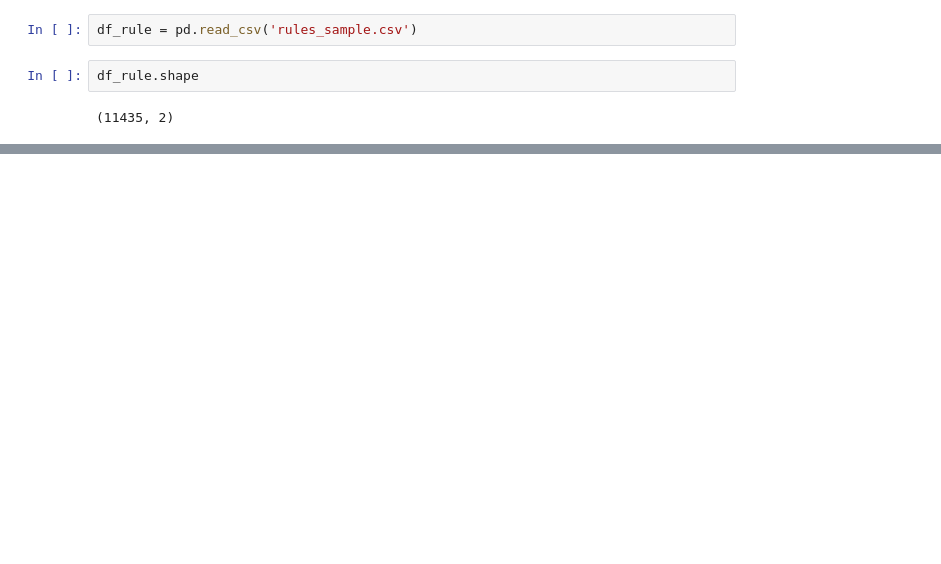
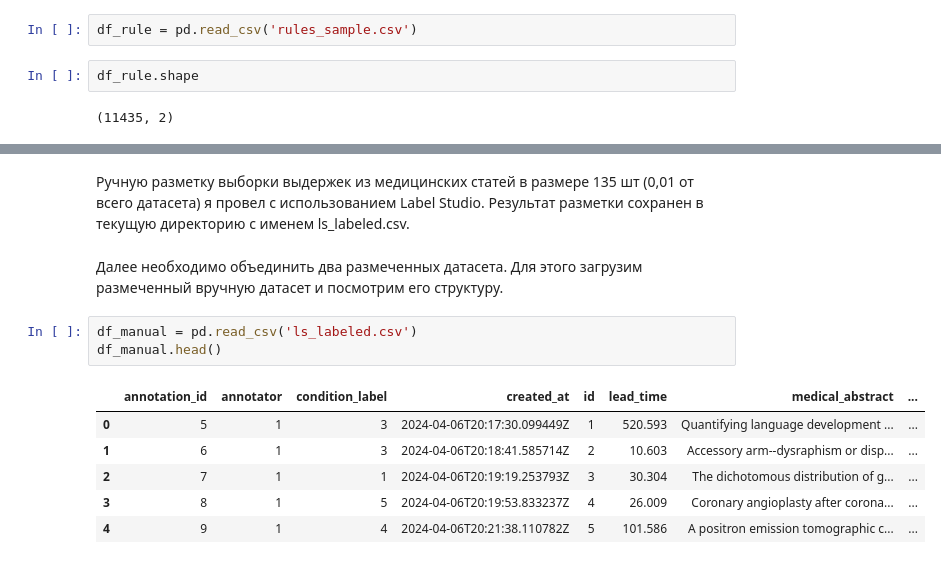
Before and after one commit to BespilotNick/Data-collection-and-markup, a Jupyter notebook: Seminar_9/Hometask_9.ipynb, the cells around one changed output, grey strips where cells are left out. Saved outputs shown, nothing was run; the diff lists cells and outputs as text; blank space fills up the shorter version.

```diff
--- a/Seminar_9/Hometask_9.ipynb
+++ b/Seminar_9/Hometask_9.ipynb
@@ -68,0 +155,16 @@ cardio_list = ['cardi', 'heart', 'vascul', 'pulmonary embolism', 'stroke', 'repe
+# %% [markdown]
+Ручную разметку выборки выдержек из медицинских статей в размере 135 шт (0,01 от всего датасета) я провел с использованием Label Studio.
+Результат разметки сохранен в текущую директорию с именем ls_labeled.csv.
+# %% [markdown]
+Далее необходимо объединить два размеченных датасета.
+Для этого загрузим размеченный вручную датасет и посмотрим его структуру.
+# %%
+df_manual = pd.read_csv('ls_labeled.csv')
+df_manual.head()
+# %% [output]
+|  | annotation_id | annotator | condition_label | created_at | id | lead_time | medical_abstract | ... |
+| 0 | 5 | 1 | 3 | 2024-04-06T20:17:30.099449Z | 1 | 520.593 | Quantifying language development ... | ... |
+| 1 | 6 | 1 | 3 | 2024-04-06T20:18:41.585714Z | 2 | 10.603 | Accessory arm--dysraphism or disp... | ... |
+| 2 | 7 | 1 | 1 | 2024-04-06T20:19:19.253793Z | 3 | 30.304 | The dichotomous distribution of g... | ... |
+| 3 | 8 | 1 | 5 | 2024-04-06T20:19:53.833237Z | 4 | 26.009 | Coronary angioplasty after corona... | ... |
+| 4 | 9 | 1 | 4 | 2024-04-06T20:21:38.110782Z | 5 | 101.586 | A positron emission tomographic c... | ... |
```
Also changed, not shown: parts of 23 cells of this notebook, 2 other files.
